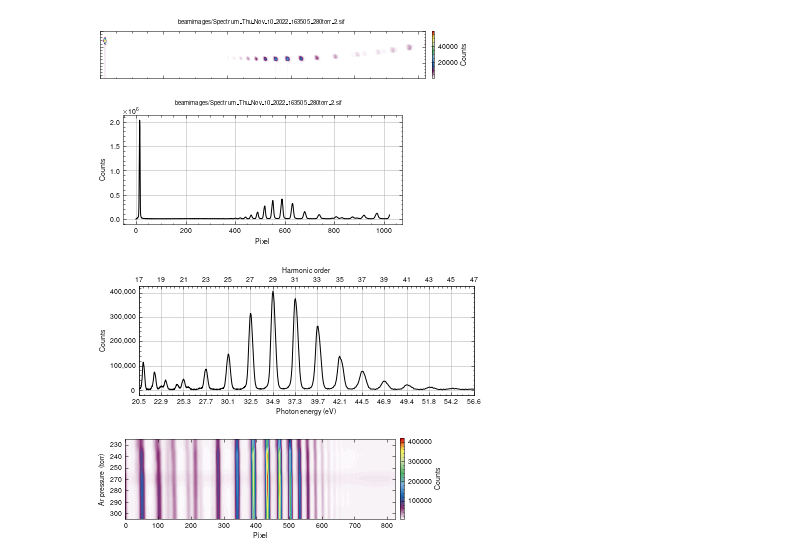
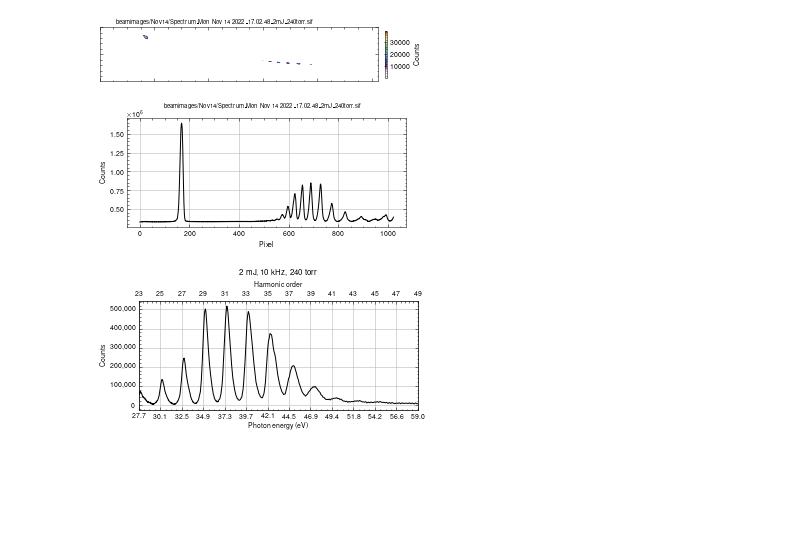
Before and after one commit to jeremythurston/spectrometer_calibration, a Jupyter notebook: spectrometer_calibration.ipynb, the cells around one changed output. Cells and saved outputs as stored; diff of their text form; code cells hidden in the pictures; blank space fills up the shorter version.

```diff
--- a/spectrometer_calibration.ipynb
+++ b/spectrometer_calibration.ipynb
@@ -28,33 +28,34 @@ def get_data(filename):
     image = data[0,:,:] / accumulations
     fvb = np.sum(image, axis=0)
     # fvb = fvb[100:1024]
-    fvb = fvb - np.min(fvb)
+    # fvb = fvb - np.min(fvb)
     # don't normalize when comparing relative intensities
     # fvb = fvb / np.max(fvb)
 
     return image, fvb
 # %%
 # Change this file directory to plot a data set
-currentfile="beamimages/Spectrum_Thu_Nov_10_2022_163505_280torr_2.sif"
+# currentfile="beamimages/Spectrum_Thu_Nov_10_2022_163505_280torr_2.sif"
+currentfile="beamimages/Nov14/Spectrum_Mon Nov 14 2022_17.02.48_2mJ_240torr.sif"
 
 current_image, current_spectrum = get_data(currentfile)
 
 plt.figure(figsize=(6,1))
 
 ax = plt.gca()
 
-plt.imshow(current_image[400:550,:], cmap=my_cmap) # can play with indices to crop the diffraction
+plt.imshow(current_image[150:350,:], cmap=my_cmap) # can play with indices to crop the diffraction
 
 plt.suptitle(f"{currentfile}", fontsize=6)
 plt.colorbar(fraction=0.007, pad=0.02, label="Counts") # can play with fraction to fix colorbar size
 ax.set_xticklabels([])
 ax.set_yticklabels([])
 
 plt.savefig("figures/testsif.jpg", dpi=800)
 
 plt.show()
 # %% [output]
-[figure, old version]
+[figure, new version]
 # %%
 # Plot raw spectrum
 plt.figure(figsize=(5,2))
@@ -75,7 +76,7 @@ plt.suptitle(f"{currentfile}", fontsize=6)
 
 plt.show()
 # %% [output]
-[figure, old version]
+[figure, new version]
 # %%
 # Convert pixels to mm (DC is set to the origin)
 num_pixels = 1024
@@ -89,16 +90,17 @@ distance_from_dc = pixels * pixel_spacing_mm
 
 # This fudge factor is a combiation of the 1) distance to the detector and 2) angle of incidence
 # Play with this until the spectra are 2 fundamental photon energies apart
-fudge_factor = 260.5
+fudge_factor = 234.8
+fudge_factor2 = 0.0125 # This is usually between 0 and 0.01
 
 # This is basically just the grating equation with the small angle approximation
 #  E = (stuff) / l
-energies = fudge_factor / distance_from_dc
+energies = fudge_factor * (fudge_factor2 + 1 / distance_from_dc)
 
 
 
 # Plot
-plt.figure(figsize=(6,2))
+plt.figure(figsize=(5,2))
 
 # Cut off the DC by starting at a different pixel
 startingpixel = 350
@@ -113,7 +115,7 @@ plt.grid(True)
 
 # Label energies of harmonics
 fund_ev = 1.20373
-harmonics = np.arange(17, 49, 2) # This is a [ ) list, i.e. (17, 49, 2) will start at 17 and go up to 47
+harmonics = np.arange(23, 51, 2) # This is a [ ) list, i.e. (17, 49, 2) will start at 17 and go up to 47
 harmonic_evs = fund_ev * harmonics
 plt.xticks(harmonic_evs, ["%.1f" % ev for ev in harmonic_evs])
 plt.xlim(np.min(harmonic_evs), np.max(harmonic_evs))
@@ -126,6 +128,7 @@ ax2 = ax.twiny()
 harmonic_orders = harmonic_evs / fund_ev
 ax2.set_xticks(np.arange(harmonics.size), ["%.0f" % harmonic for harmonic in harmonic_orders])
 ax2.set_xlabel("Harmonic order")
+plt.title("2 mJ, 10 kHz, 240 torr", fontsize=8)
 # plt.yscale("log")
 # plt.ylim(0, 1)
 # plt.xlim(300,1024)
@@ -136,4 +139,4 @@ plt.savefig("figures/currentfile_spectrum_processed.jpg", dpi=800)
 
 plt.show()
 # %% [output]
-[figure, old version]
+[figure, new version]
@@ -166,19 +142,0 @@ pressure_array = np.array([spectrum_230torr,
-# %%
-plt.figure(figsize=(5,2))
-
-pressure_array = np.flip(pressure_array[:,200:], axis=1)
-
-plt.imshow(pressure_array, cmap=my_cmap, aspect=35)
-# plt.colorbar(fraction=0.04575, pad=0.04, label="Counts")
-
-plt.yticks(np.arange(7), ["230", "240", "250", "270", "280", "290", "300"])
-plt.minorticks_off()
-plt.xlabel("Pixel")
-plt.ylabel("Ar pressure (torr)")
-plt.colorbar(fraction=0.0145, pad=0.02, label="Counts")
-
-plt.savefig("figures/pressurescan.jpg", dpi=800)
-
-plt.show()
-# %% [output]
-[figure, removed]
```
Also changed, not shown: parts of 3 cells of this notebook.
